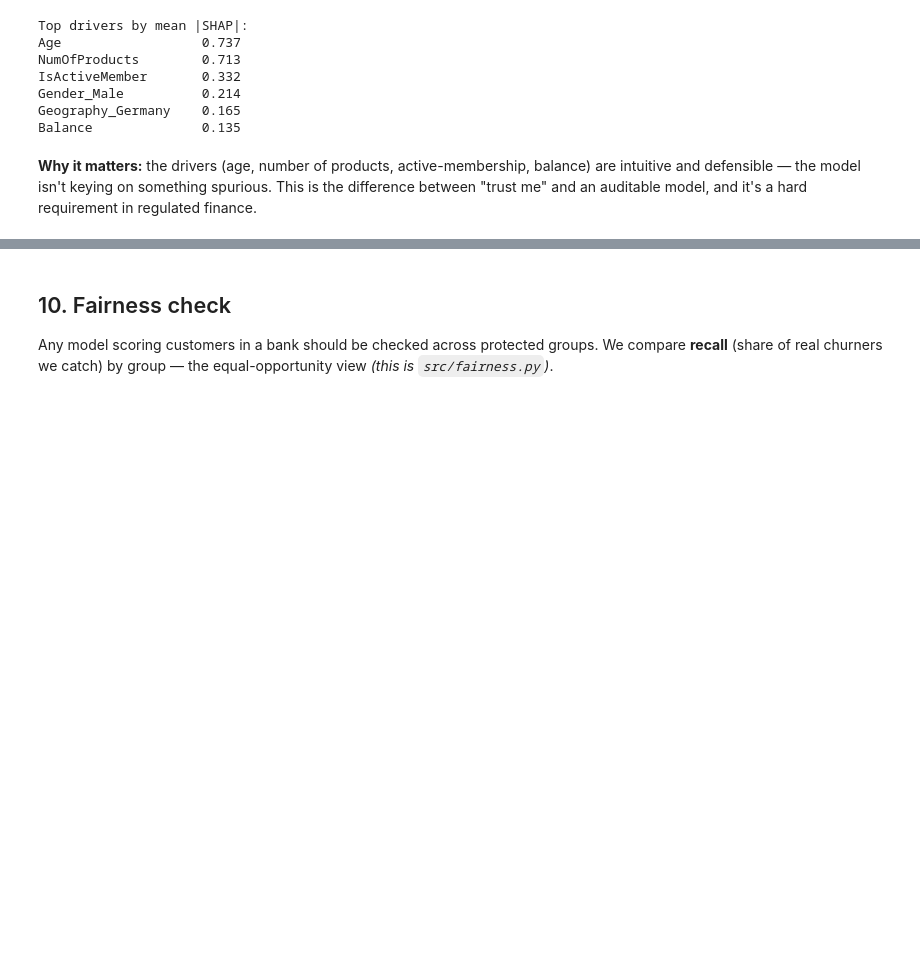
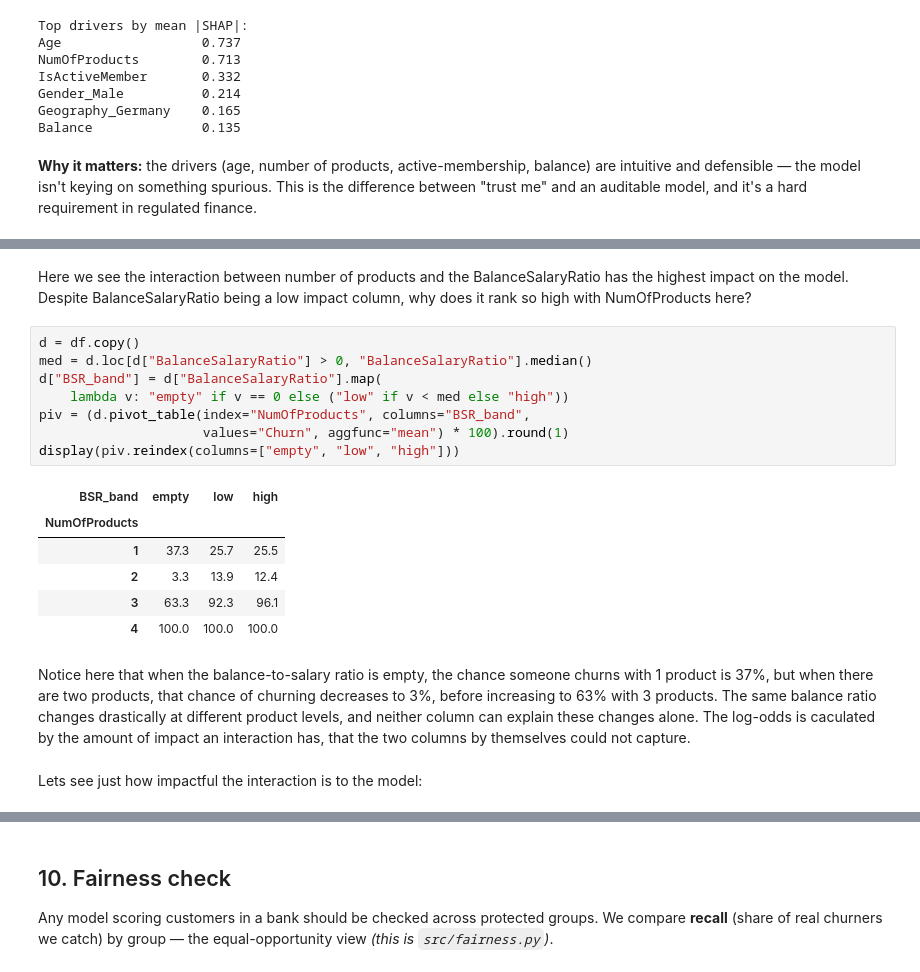
Before and after one commit to JeffreyWong05/bank-churn-ml-system, a Jupyter notebook: churn_model_walkthrough_3.ipynb, the cells around one changed output, grey strips where cells are left out. Cells and saved outputs as stored; diff of their text form; blank space fills up the shorter version.

```diff
--- a/churn_model_walkthrough_3.ipynb
+++ b/churn_model_walkthrough_3.ipynb
@@ -562,0 +598,21 @@ it's a hard requirement in regulated finance.
+# %% [markdown]
+Here we see the interaction between number of products and the BalanceSalaryRatio has the highest impact on the model. Despite BalanceSalaryRatio being a low impact column, why does it rank so high with NumOfProducts here?
+# %%
+d = df.copy()
+med = d.loc[d["BalanceSalaryRatio"] > 0, "BalanceSalaryRatio"].median()
+d["BSR_band"] = d["BalanceSalaryRatio"].map(
+    lambda v: "empty" if v == 0 else ("low" if v < med else "high"))
+piv = (d.pivot_table(index="NumOfProducts", columns="BSR_band",
+                     values="Churn", aggfunc="mean") * 100).round(1)
+display(piv.reindex(columns=["empty", "low", "high"]))
+# %% [output]
+| BSR_band | empty | low | high |
+| NumOfProducts |  |  |  |
+| 1 | 37.3 | 25.7 | 25.5 |
+| 2 | 3.3 | 13.9 | 12.4 |
+| 3 | 63.3 | 92.3 | 96.1 |
+| 4 | 100.0 | 100.0 | 100.0 |
+# %% [markdown]
+Notice here that when the balance-to-salary ratio is empty, the chance someone churns with 1 product is 37%, but when there are two products, that chance of churning decreases to 3%, before increasing to 63% with 3 products. The same balance ratio changes drastically at different product levels, and neither column can explain these changes alone. The log-odds is caculated by the amount of impact an interaction has, that the two columns by themselves could not capture.
+# %% [markdown]
+Lets see just how impactful the interaction is to the model:
```
Also changed, not shown: parts of 7 cells of this notebook.
